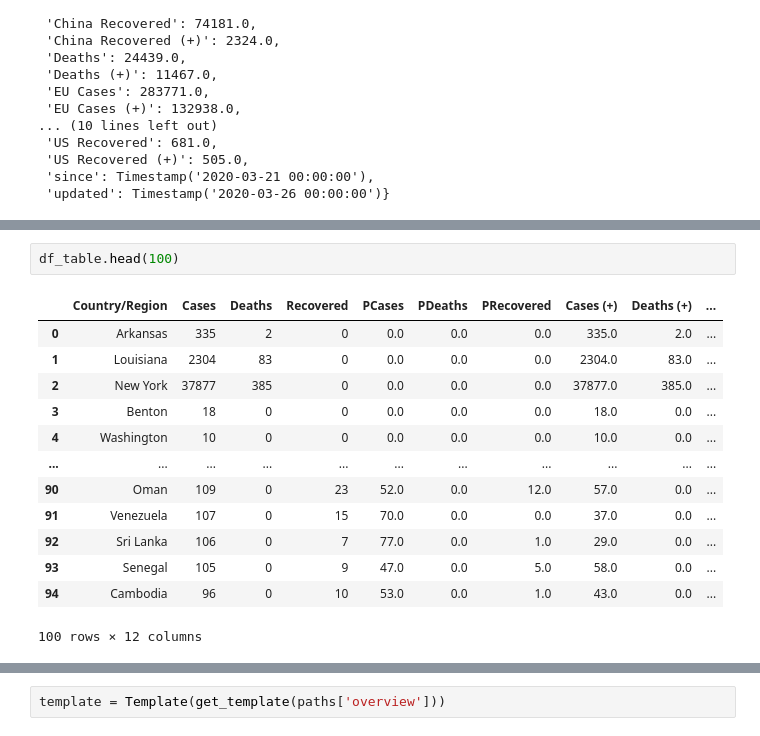
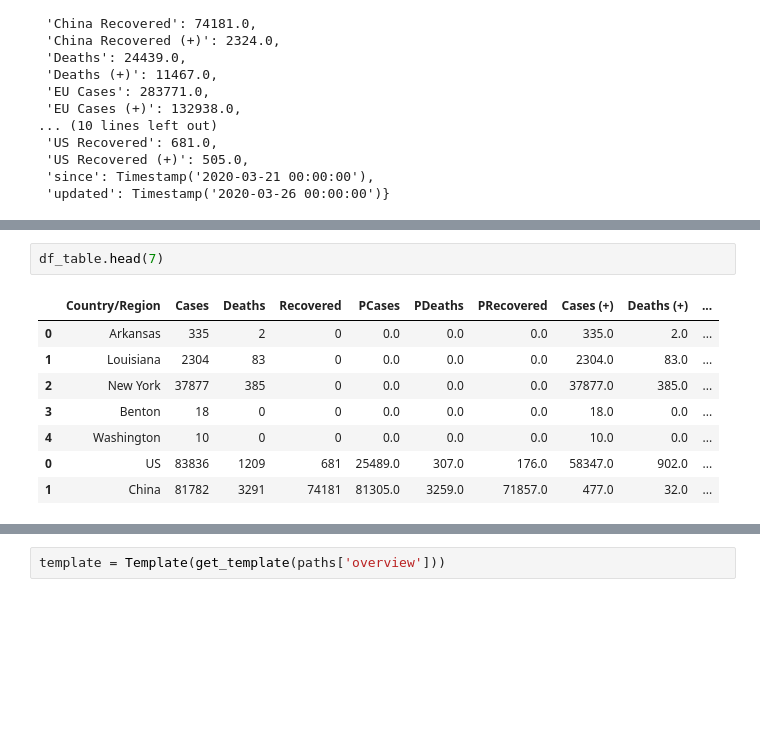
Before and after one commit to binliu0630/Data_Manipulation, a Jupyter notebook: Copy_of_2020_03_21_covid19_overview.ipynb, the cells around one changed output, grey strips where cells are left out. Cells and saved outputs as stored; diff of their text form; blank space fills up the shorter version.

```diff
--- a/Copy_of_2020_03_21_covid19_overview.ipynb
+++ b/Copy_of_2020_03_21_covid19_overview.ipynb
@@ -472,19 +473,14 @@ dft_ct_new_cases.head()
 # %%
-df_table.head(100)
+df_table.head(7)
 # %% [output]
 |  | Country/Region | Cases | Deaths | Recovered | PCases | PDeaths | PRecovered | Cases (+) | Deaths (+) | ... |
 | 0 | Arkansas | 335 | 2 | 0 | 0.0 | 0.0 | 0.0 | 335.0 | 2.0 | ... |
 | 1 | Louisiana | 2304 | 83 | 0 | 0.0 | 0.0 | 0.0 | 2304.0 | 83.0 | ... |
 | 2 | New York | 37877 | 385 | 0 | 0.0 | 0.0 | 0.0 | 37877.0 | 385.0 | ... |
 | 3 | Benton | 18 | 0 | 0 | 0.0 | 0.0 | 0.0 | 18.0 | 0.0 | ... |
 | 4 | Washington | 10 | 0 | 0 | 0.0 | 0.0 | 0.0 | 10.0 | 0.0 | ... |
-| ... | ... | ... | ... | ... | ... | ... | ... | ... | ... | ... |
-| 90 | Oman | 109 | 0 | 23 | 52.0 | 0.0 | 12.0 | 57.0 | 0.0 | ... |
-| 91 | Venezuela | 107 | 0 | 15 | 70.0 | 0.0 | 0.0 | 37.0 | 0.0 | ... |
-| 92 | Sri Lanka | 106 | 0 | 7 | 77.0 | 0.0 | 1.0 | 29.0 | 0.0 | ... |
-| 93 | Senegal | 105 | 0 | 9 | 47.0 | 0.0 | 5.0 | 58.0 | 0.0 | ... |
-| 94 | Cambodia | 96 | 0 | 10 | 53.0 | 0.0 | 1.0 | 43.0 | 0.0 | ... |
+| 0 | US | 83836 | 1209 | 681 | 25489.0 | 307.0 | 176.0 | 58347.0 | 902.0 | ... |
+| 1 | China | 81782 | 3291 | 74181 | 81305.0 | 3259.0 | 71857.0 | 477.0 | 32.0 | ... |
-100 rows × 12 columns
 # %%
 print(get_template(paths['overview']))
 # %% [output]
```
Also changed, not shown: parts of 15 cells of this notebook.
